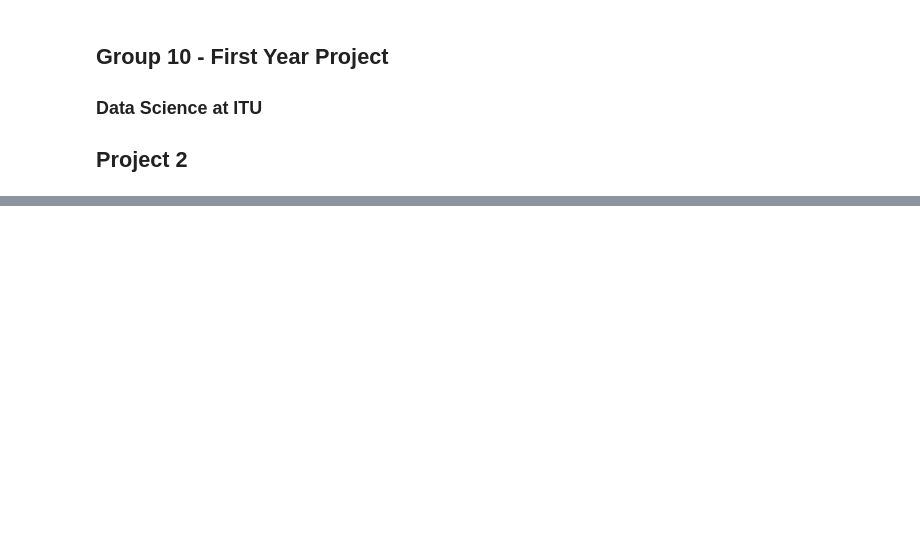
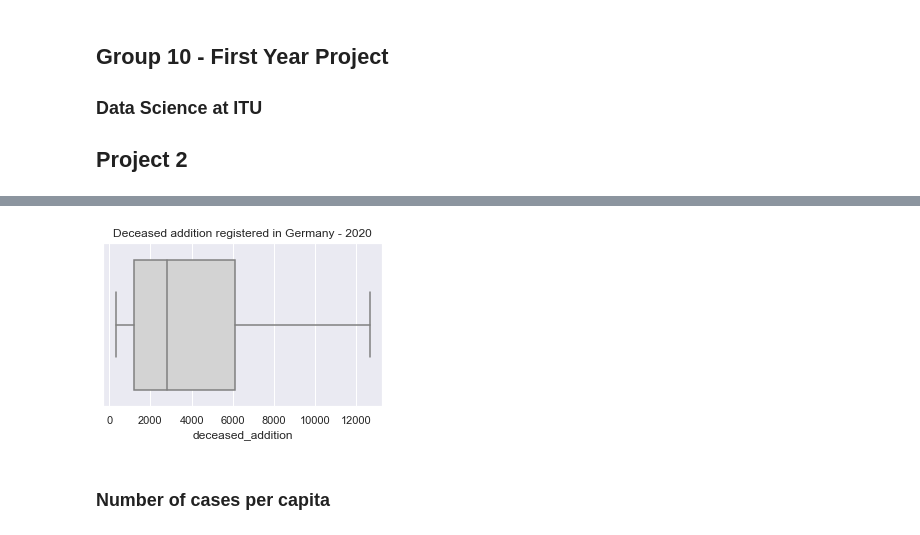
Before and after one commit to Florian335/fyp2021p02g10, a Jupyter notebook: Notebooks/kata.ipynb, the cells around one changed output, grey strips where cells are left out. Saved outputs shown, nothing was run; the diff lists cells and outputs as text; code cells hidden in the pictures; blank space fills up the shorter version.

```diff
--- a/Notebooks/kata.ipynb
+++ b/Notebooks/kata.ipynb
@@ -273,0 +213,9 @@ plt.show()
+# %%
+CoronaSUM_deceased = corona_df_by_region['deceased_addition']
+sns.boxplot(CoronaSUM_deceased, color='lightgray').set_title('Deceased addition registered in Germany - 2020')
+# figure size in inches
+rcParams['figure.figsize'] = 5,3;
+# %% [output]
+[figure, added]
+# %% [markdown]
+### Number of cases per capita
```
Also changed, not shown: parts of 85 cells of this notebook.
